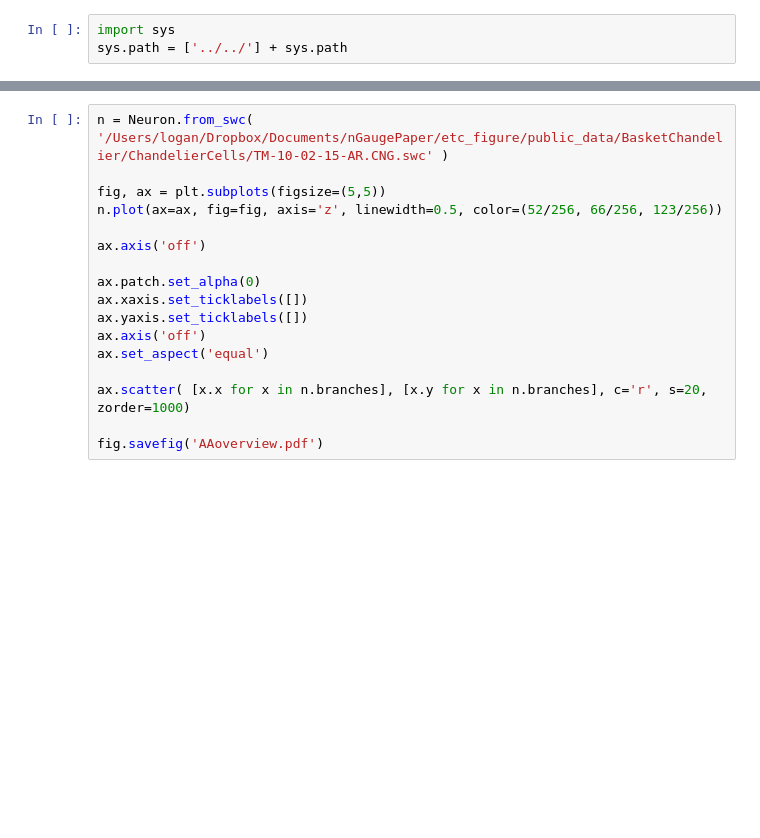
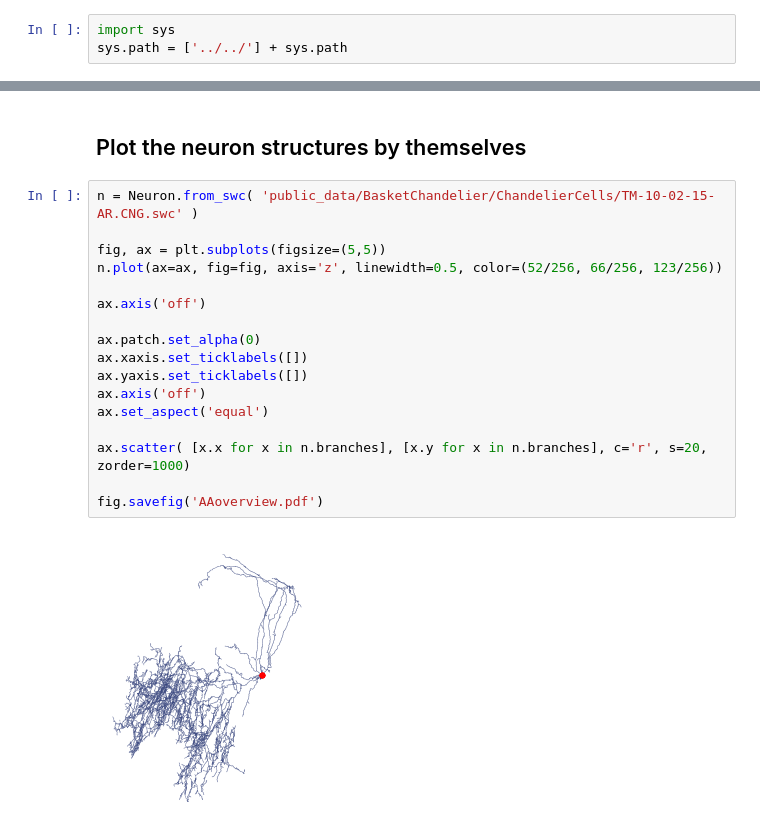
Before and after one commit to Cai-Lab-at-University-of-Michigan/nGauge, a Jupyter notebook: tutorials/histogram_figure/histogram_figure.ipynb, the cells around one changed output, grey strips where cells are left out. Saved outputs shown, nothing was run; the diff lists cells and outputs as text; blank space fills up the shorter version.

```diff
--- a/tutorials/histogram_figure/histogram_figure.ipynb
+++ b/tutorials/histogram_figure/histogram_figure.ipynb
@@ -70,18 +70,22 @@ plt.savefig( 'panelAA.pdf', dpi=750 )
+# %% [markdown]
+## Plot the neuron structures by themselves
 # %%
-n = Neuron.from_swc( '/Users/logan/Dropbox/Documents/nGaugePaper/etc_figure/public_data/BasketChandelier/ChandelierCells/TM-10-02-15-AR.CNG.swc' )
+n = Neuron.from_swc( 'public_data/BasketChandelier/ChandelierCells/TM-10-02-15-AR.CNG.swc' )
 
 fig, ax = plt.subplots(figsize=(5,5))
 n.plot(ax=ax, fig=fig, axis='z', linewidth=0.5, color=(52/256, 66/256, 123/256))
 
 ax.axis('off')
 
 ax.patch.set_alpha(0)
 ax.xaxis.set_ticklabels([])
 ax.yaxis.set_ticklabels([])
 ax.axis('off')
 ax.set_aspect('equal')
 
 ax.scatter( [x.x for x in n.branches], [x.y for x in n.branches], c='r', s=20, zorder=1000)
 
 fig.savefig('AAoverview.pdf')
+# %% [output]
+[figure, added]
 # %%
```
Also changed, not shown: parts of 11 cells of this notebook, 4 other files.
